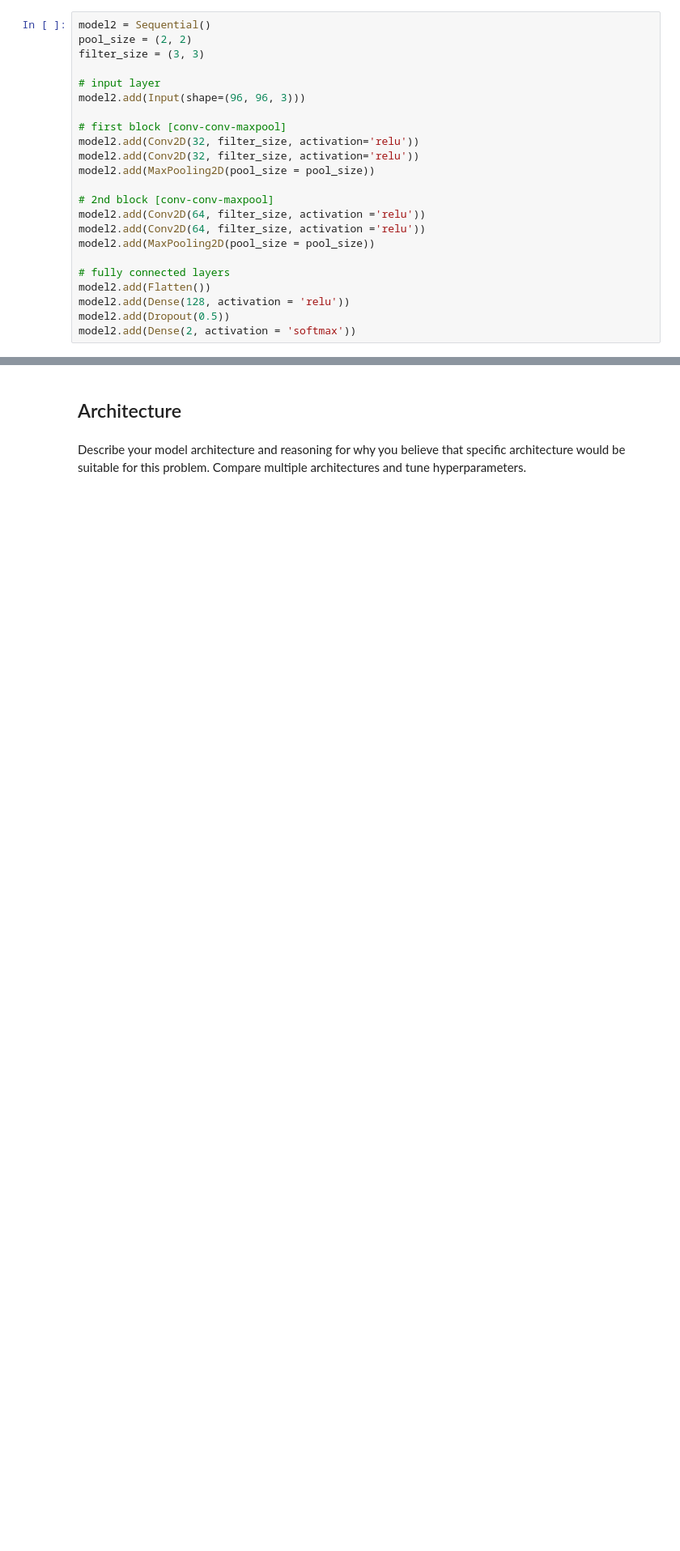
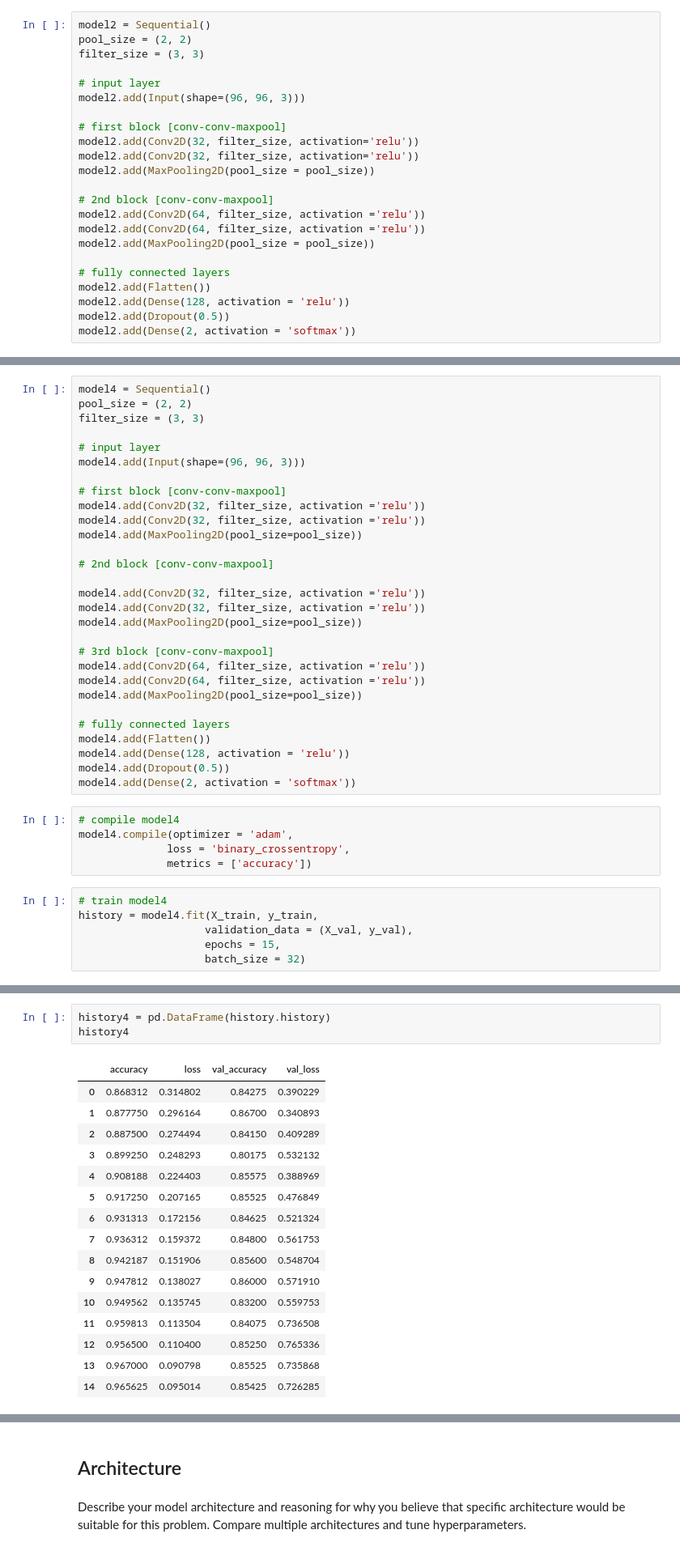
Before and after one commit to FleaBusyBeeBergs/dtsa5511-cnn-cancer-detection, a Jupyter notebook: cnn-cancer-detection.ipynb, the cells around one changed output, grey strips where cells are left out. Shown at 81% size. Cells and saved outputs as stored; diff of their text form; blank space fills up the shorter version.

```diff
--- a/cnn-cancer-detection.ipynb
+++ b/cnn-cancer-detection.ipynb
@@ -378,0 +410,40 @@ Notes on model3:
+# %%
+model4 = Sequential()
+pool_size = (2, 2)
+filter_size = (3, 3)
+
+# input layer
+model4.add(Input(shape=(96, 96, 3)))
+
+# first block [conv-conv-maxpool]
+model4.add(Conv2D(32, filter_size, activation ='relu'))
+model4.add(Conv2D(32, filter_size, activation ='relu'))
+model4.add(MaxPooling2D(pool_size=pool_size))
+
+# 2nd block [conv-conv-maxpool]
+
+model4.add(Conv2D(32, filter_size, activation ='relu'))
+model4.add(Conv2D(32, filter_size, activation ='relu'))
+model4.add(MaxPooling2D(pool_size=pool_size))
+
+# 3rd block [conv-conv-maxpool]
+model4.add(Conv2D(64, filter_size, activation ='relu'))
+model4.add(Conv2D(64, filter_size, activation ='relu'))
+model4.add(MaxPooling2D(pool_size=pool_size))
+
+# fully connected layers
+model4.add(Flatten())
+model4.add(Dense(128, activation = 'relu'))
+model4.add(Dropout(0.5))
+model4.add(Dense(2, activation = 'softmax'))
+# %%
+# compile model4
+model4.compile(optimizer = 'adam',
+              loss = 'binary_crossentropy',
+              metrics = ['accuracy'])
+# %%
+# train model4
+history = model4.fit(X_train, y_train,
+                    validation_data = (X_val, y_val),
+                    epochs = 15,
+                    batch_size = 32)
@@ -379,3 +468,23 @@ Notes on model3:
+# %%
+history4 = pd.DataFrame(history.history)
+history4
+# %% [output]
+|  | accuracy | loss | val_accuracy | val_loss |
+| 0 | 0.868312 | 0.314802 | 0.84275 | 0.390229 |
+| 1 | 0.877750 | 0.296164 | 0.86700 | 0.340893 |
+| 2 | 0.887500 | 0.274494 | 0.84150 | 0.409289 |
+| 3 | 0.899250 | 0.248293 | 0.80175 | 0.532132 |
+| 4 | 0.908188 | 0.224403 | 0.85575 | 0.388969 |
+| 5 | 0.917250 | 0.207165 | 0.85525 | 0.476849 |
+| 6 | 0.931313 | 0.172156 | 0.84625 | 0.521324 |
+| 7 | 0.936312 | 0.159372 | 0.84800 | 0.561753 |
+| 8 | 0.942187 | 0.151906 | 0.85600 | 0.548704 |
+| 9 | 0.947812 | 0.138027 | 0.86000 | 0.571910 |
+| 10 | 0.949562 | 0.135745 | 0.83200 | 0.559753 |
+| 11 | 0.959813 | 0.113504 | 0.84075 | 0.736508 |
+| 12 | 0.956500 | 0.110400 | 0.85250 | 0.765336 |
+| 13 | 0.967000 | 0.090798 | 0.85525 | 0.735868 |
+| 14 | 0.965625 | 0.095014 | 0.85425 | 0.726285 |
 # %%
 model5 = Sequential()
 pool_size = (2, 2)
```
Also changed, not shown: parts of 13 cells of this notebook.
